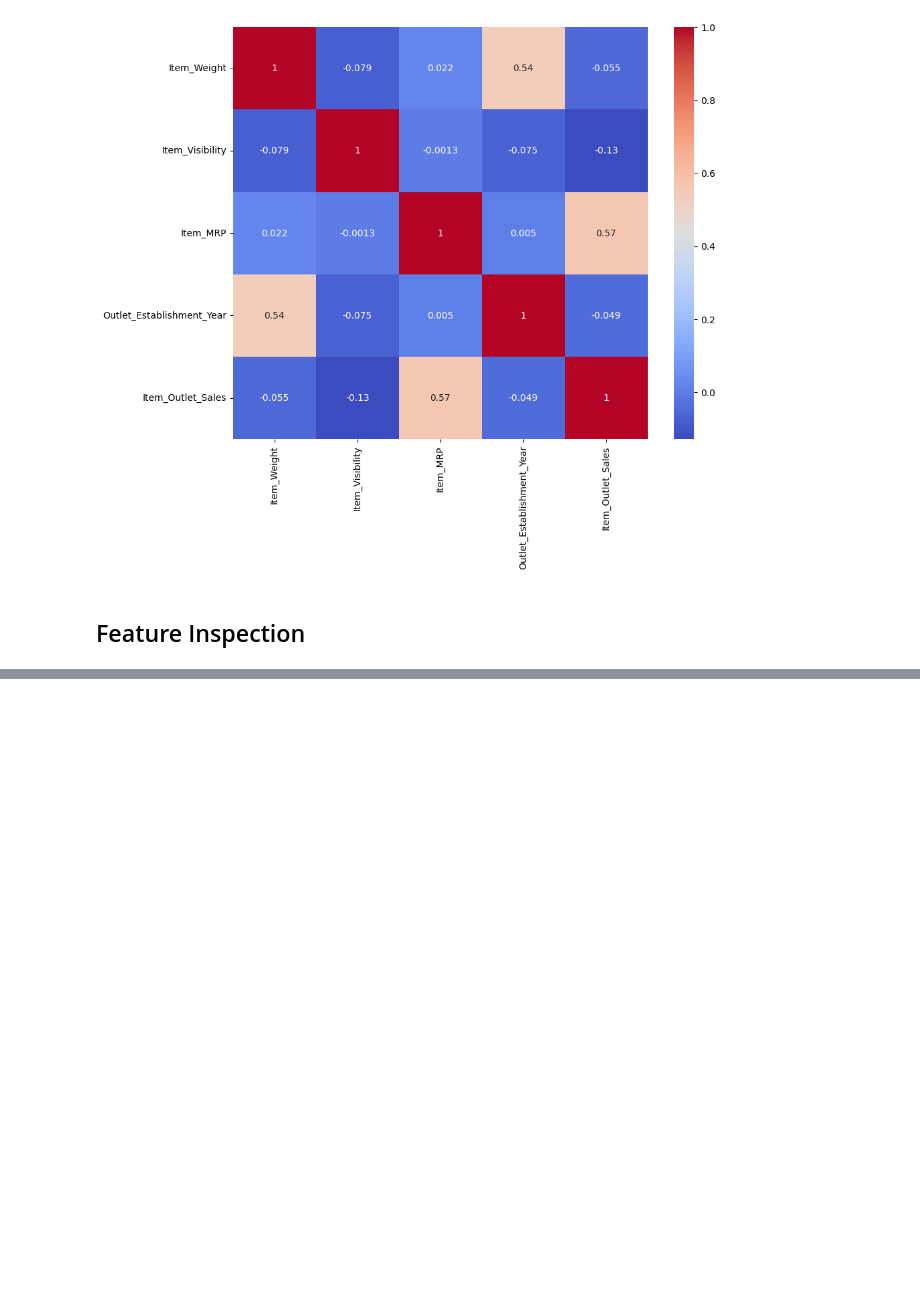
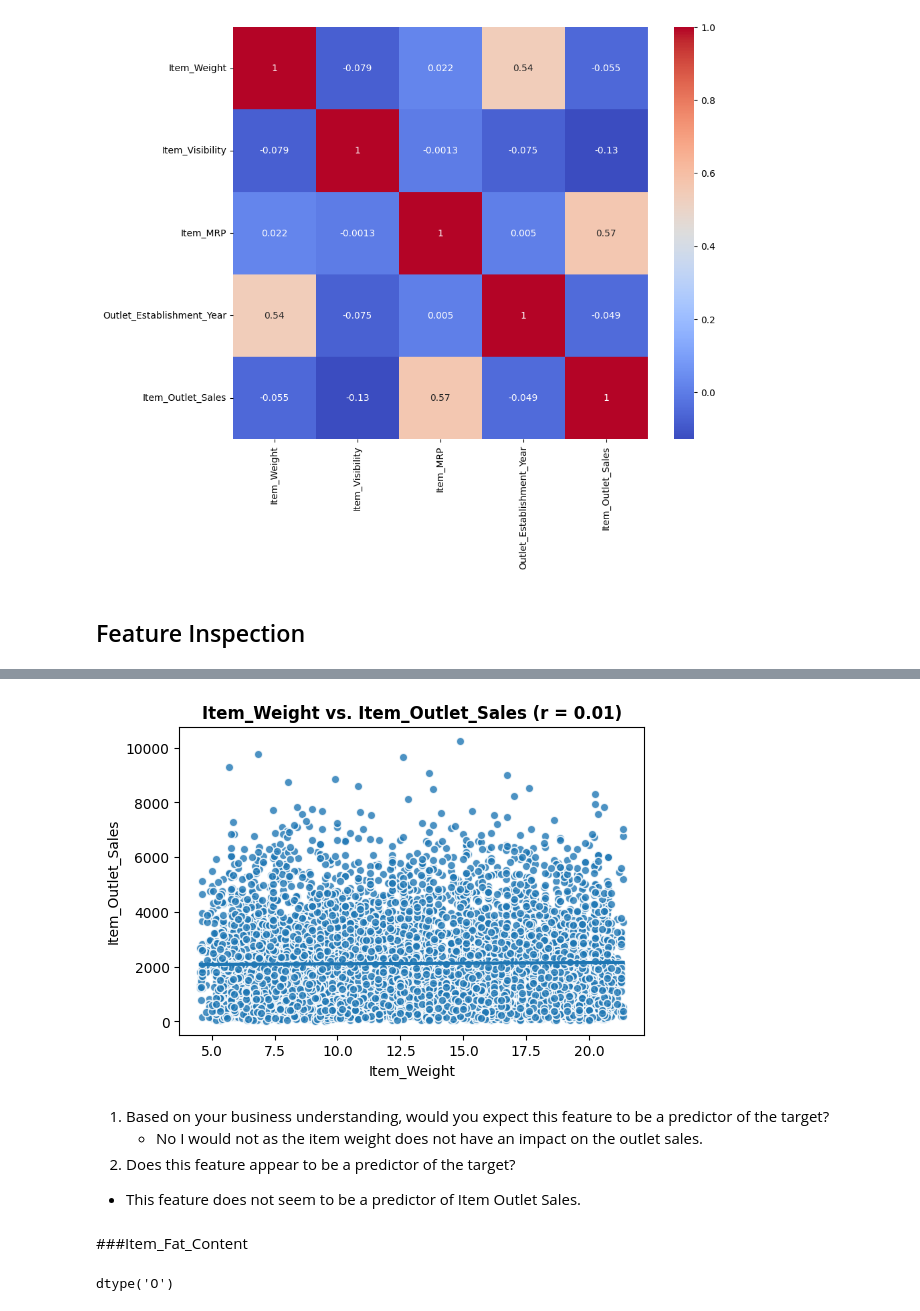
Before and after one commit to duwain/Prediction-of-Product-Sales, a Jupyter notebook: Project1_Part1_(1).ipynb, the cells around one changed output, grey strips where cells are left out. Cells and saved outputs as stored; diff of their text form; code cells hidden in the pictures; blank space fills up the shorter version.

```diff
--- a/Project1_Part1_(1).ipynb
+++ b/Project1_Part1_(1).ipynb
@@ -191,0 +391,24 @@ sns.heatmap(corr, cmap = 'coolwarm', annot = True)
+# %%
+#from week 4 lecture
+def plot_numeric_vs_target(df, x, y='Item_Outlet_Sales',
+                           figsize=(6,4)):
+  """Plots a seaborn regplot with Pearson's correlation (r) added
+  to the title.
+  Source:{PASTE IN FINAL LESSON LINK}
+  """
+  # Calculate the correlation
+  corr = df[[x,y]].corr().round(2)
+  r = corr.loc[x,y]
+
+  # Plot the data
+  fig, ax = plt.subplots(figsize=figsize)
+  scatter_kws={'ec':'white','lw':1,'alpha':0.8}
+  sns.regplot(data=df, x=x, y=y, ax=ax, scatter_kws=scatter_kws)
+
+  ## Add the title with the correlation
+  ax.set_title(f"{x} vs. {y} (r = {r})", fontweight='bold')
+
+  # Make sure the plot is shown before the print statement
+  plt.show()
+
+  return fig, ax
@@ -191,0 +497,17 @@ sns.heatmap(corr, cmap = 'coolwarm', annot = True)
+# %%
+## Call Multivariate Numeric EDA function
+plot_numeric_vs_target(df, feature);
+# %% [output]
+[figure, added]
+# %% [markdown]
+1. Based on your business understanding, would you expect this feature to be a predictor of the target?
+   - No I would not as the item weight does not have an impact on the outlet sales.
+2. Does this feature appear to be a predictor of the target?
+  - This feature does not seem to be a predictor of Item Outlet Sales.
+# %% [markdown]
+###Item_Fat_Content
+# %%
+feature = 'Item_Fat_Content'
+df[feature].dtypes
+# %% [output]
+dtype('O')
```
Also changed, not shown: parts of 66 cells of this notebook.
